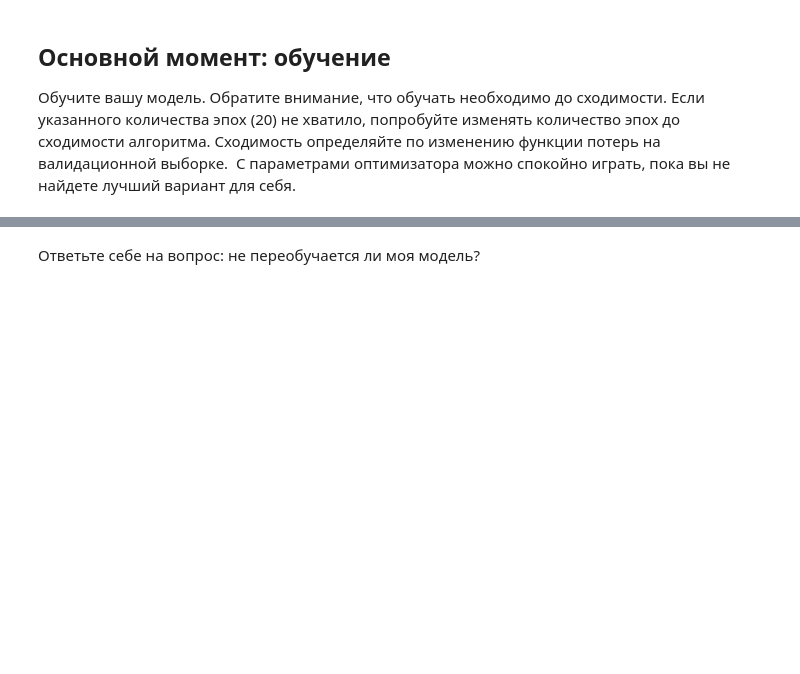
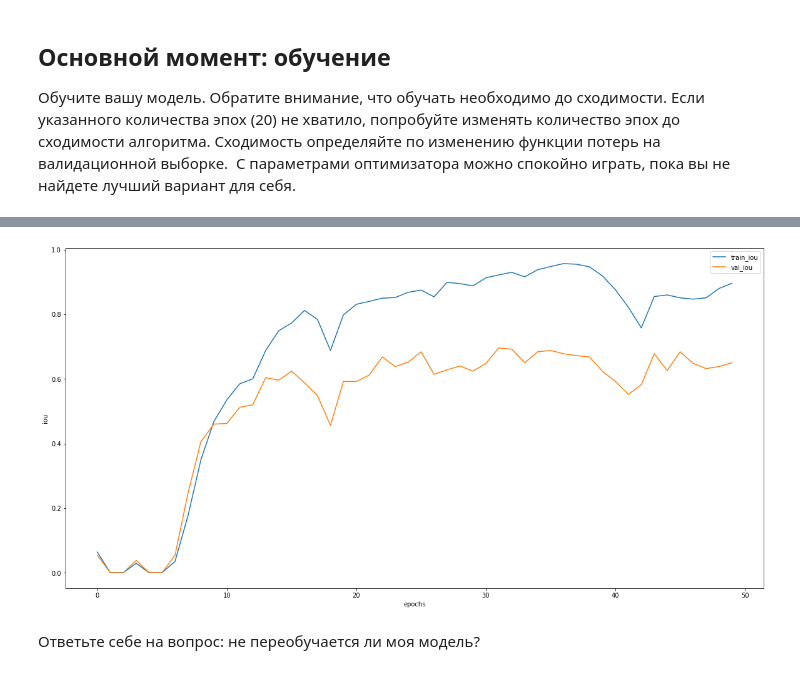
Before and after one commit to noname19871/DLS2022_advanced, a Jupyter notebook: homeworks/homework6/[homework]semantic_segmentation.ipynb, the cells around one changed output, grey strips where cells are left out. Drawn from its saved outputs; the diff is of its cells as text; code cells hidden in the pictures; blank space fills up the shorter version.

```diff
--- a/homeworks/homework6/[homework]semantic_segmentation.ipynb
+++ b/homeworks/homework6/[homework]semantic_segmentation.ipynb
@@ -382,3 +471,13 @@ score_model(model, iou_pytorch, data_val)
+# %%
+plt.figure(figsize=(20, 10))
+plt.plot(bce_train_iou, label="train_iou")
+plt.plot(bce_val_iou, label="val_iou")
+plt.legend(loc='best')
+plt.xlabel("epochs")
+plt.ylabel("iou")
+plt.show()
+# %% [output]
+[figure, added]
 # %% [markdown]
 Ответьте себе на вопрос: не переобучается ли моя модель?
 # %% [markdown]
```
Also changed, not shown: parts of 15 cells of this notebook.
